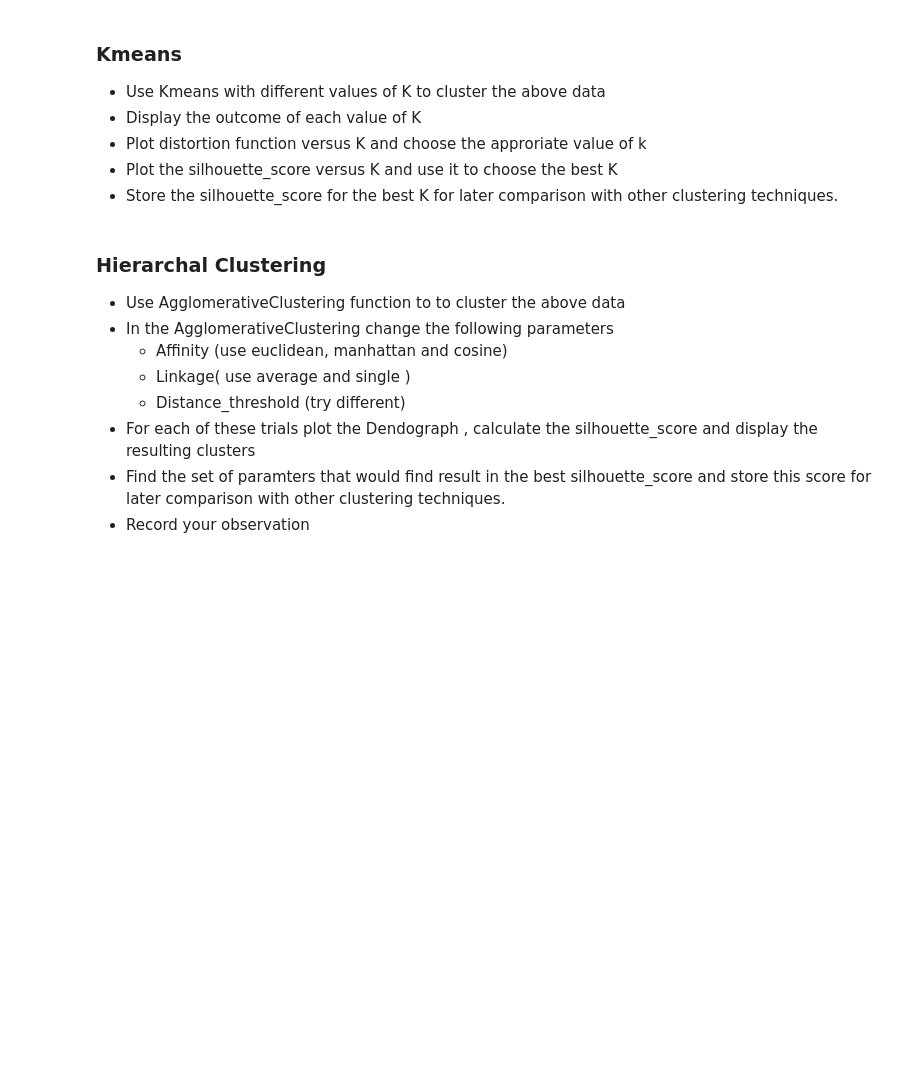
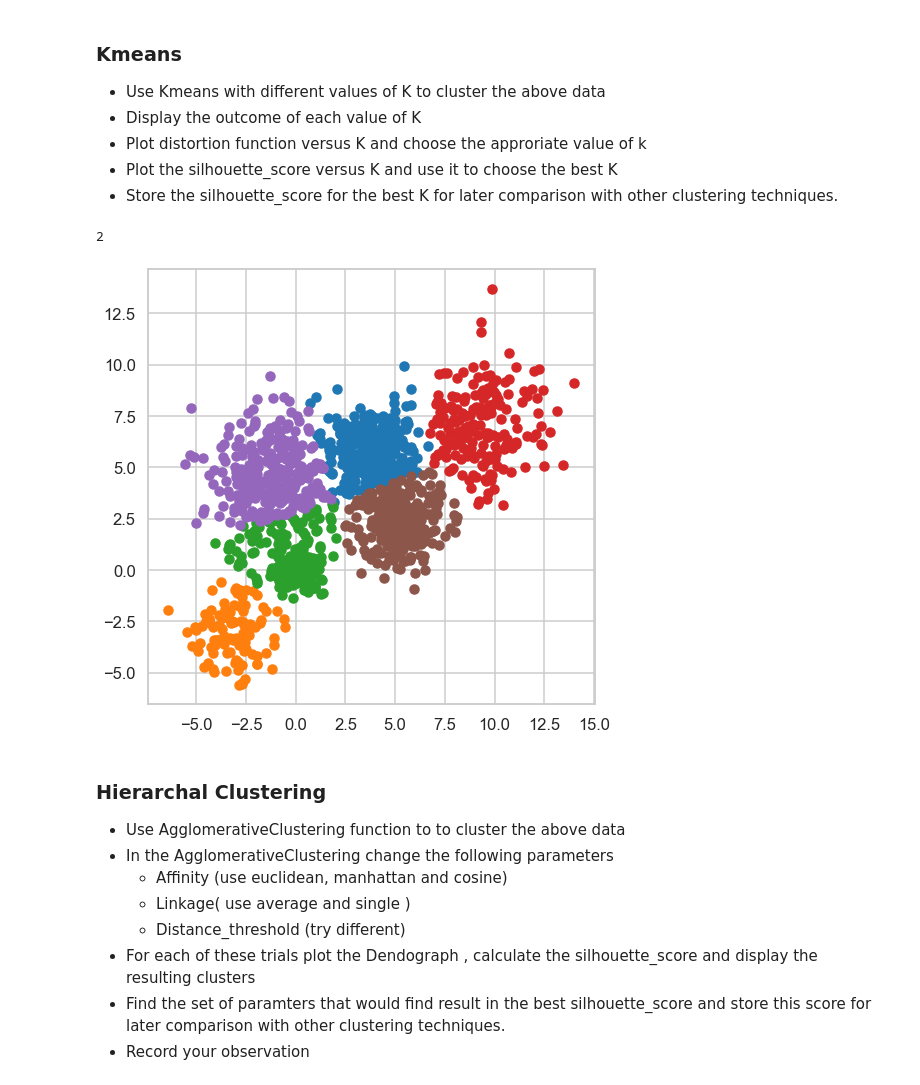
Before and after one commit to ahmednadr/guc-clustering-notebook, a Jupyter notebook: Clustering Project.ipynb, the cells around one changed output. Cells and saved outputs as stored; diff of their text form; code cells hidden in the pictures; blank space fills up the shorter version.

Commit message:
fixed plot for more than 2 dims

```diff
--- a/Clustering Project.ipynb
+++ b/Clustering Project.ipynb
@@ -77,39 +77,54 @@ display_cluster(Multi_blob_Data)
 * Store the silhouette_score for the best K for later comparison with other clustering techniques.
 # %%
 def kmeans(data,silhouette_plot=False,elbow_plot=False,plot=False):
+
     from sklearn.cluster import KMeans
     from sklearn.metrics import silhouette_score
 
     ks = [2, 3, 4, 5, 6]
     results = {}
+
     for k in ks:
         kmeans = KMeans(n_clusters=k)
         ys = kmeans.fit_predict(data)
-        results[k] = {'model': kmeans, "Y" : ys,'silhouette': silhouette_score(data, kmeans.labels_)}
+        results[k] = {'model': kmeans, "Y" : ys,'silhouette_score': silhouette_score(data, kmeans.labels_)}
+
     if silhouette_plot:
-        si = [i["silhouette"] for i in results.values()]
+
+        si = [i["silhouette_score"] for i in results.values()]
         plt.plot(results.keys(),si)
         plt.show()
+
     if elbow_plot:
+
         from yellowbrick.cluster import KElbowVisualizer
+
         visualizer = KElbowVisualizer(KMeans, k=(1, 10), timings=False)
         visualizer.fit(data)
         visualizer.show()
+
     if plot:
-        import operator
-        tmp  = [r for r in results.values() if r["silhouette"] is not None]
-        tmp.sort(key=operator.itemgetter('silhouette'))
-        ys = tmp[-1]["Y"]
-        set_cluster = set(ys)
-        for c in set_cluster:
-            plot_points = np.array([list(data[idx]) for idx,val in enumerate(ys) if val == c])
-            plot_points = np.transpose(plot_points)
-            plt.scatter(plot_points[0],plot_points[1])
-        plt.show()
+        if len(data[0]) <= 2:
+            import operator
+
+            tmp  = [r for r in results.values() if r["silhouette_score"] is not None]
+            tmp.sort(key=operator.itemgetter('silhouette_score'))
+            ys = tmp[-1]["Y"]
+            set_cluster = set(ys)
+
+            for c in set_cluster:
+                plot_points = np.array([list(data[idx]) for idx,val in enumerate(ys) if val == c])
+                plot_points = np.transpose(plot_points)
+                plt.scatter(plot_points[0],plot_points[1])
+
+            plt.show()
 
     return results
 
 r = kmeans(Multi_blob_Data,plot=True)
+# %% [output]
+2
+[figure, added]
 # %% [markdown]
 ### Hierarchal Clustering
 * Use AgglomerativeClustering function to  to cluster the above data
```
Also changed, not shown: parts of 7 cells of this notebook.
